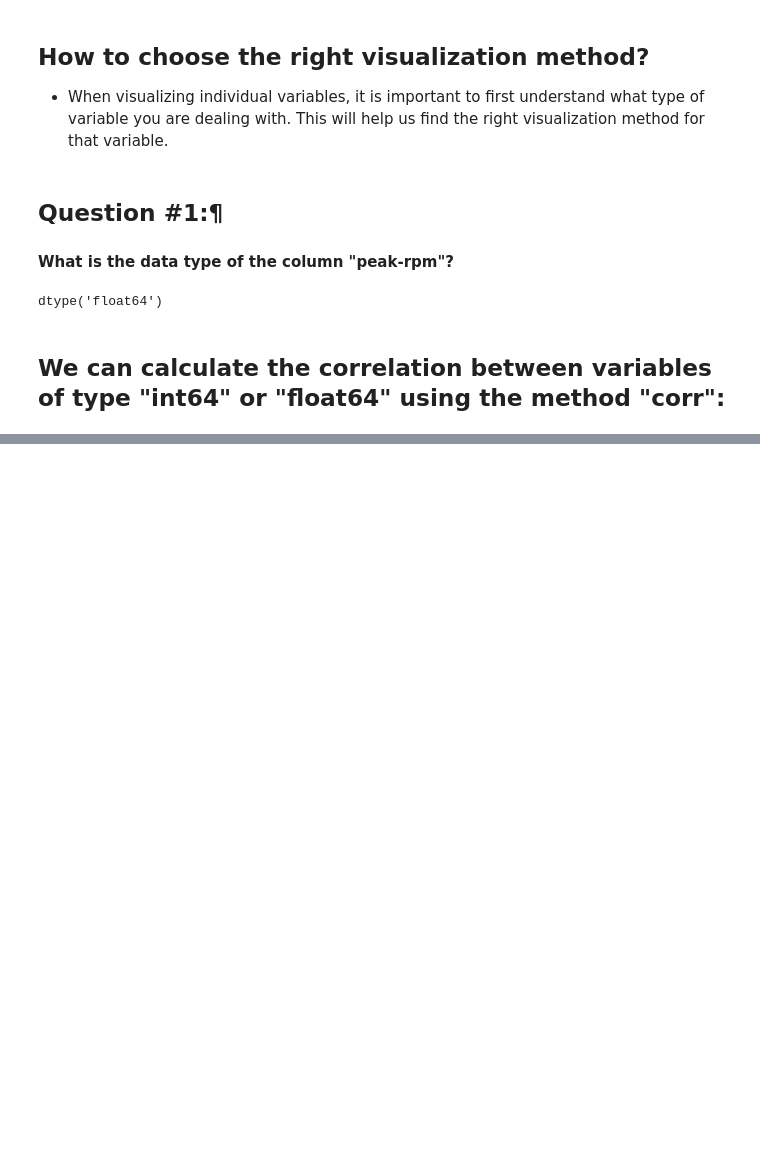
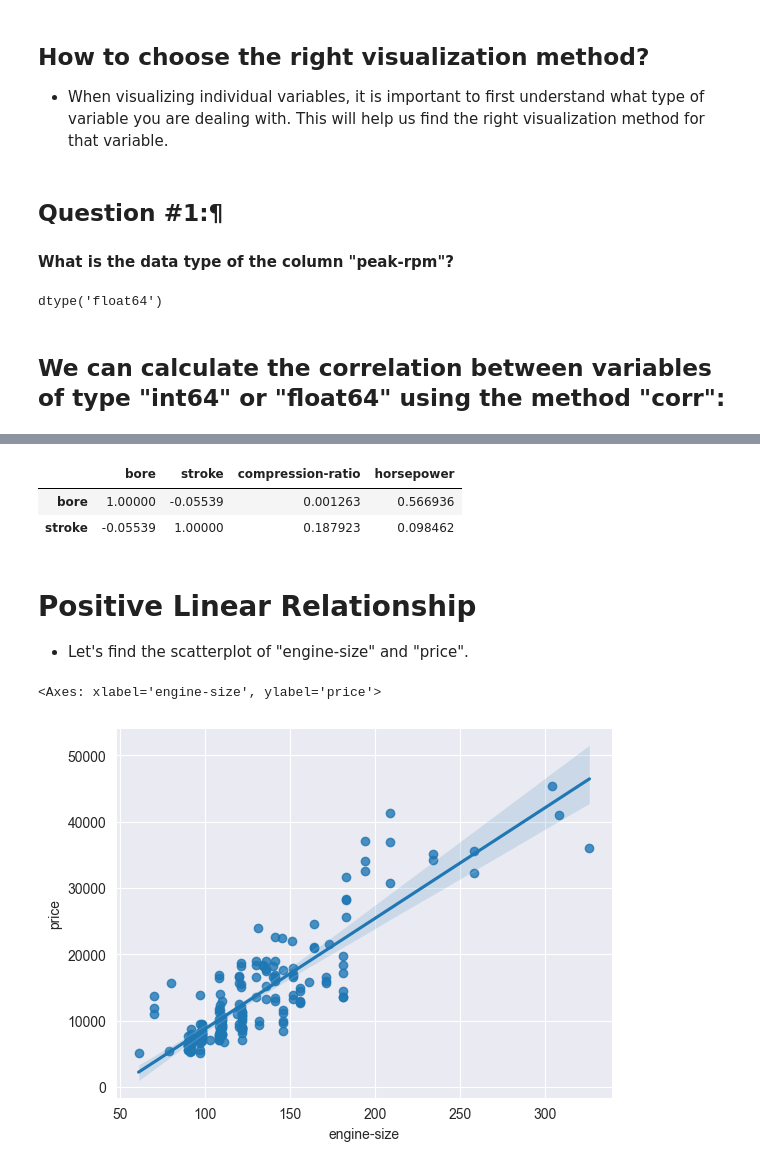
Before and after one commit to Hasan082/Data-Analysis, a Jupyter notebook: DataWrangling/Exploratory_Data_Analysis.ipynb, the cells around one changed output, grey strips where cells are left out. Saved outputs shown, nothing was run; the diff lists cells and outputs as text; code cells hidden in the pictures; blank space fills up the shorter version.

Commit message:
Engine size and Price coreleation is done

```diff
--- a/DataWrangling/Exploratory_Data_Analysis.ipynb
+++ b/DataWrangling/Exploratory_Data_Analysis.ipynb
@@ -51,0 +57,14 @@ numeric_df.corr().head(5)
+# %%
+df[['bore','stroke','compression-ratio','horsepower']].corr().head(2)
+# %% [output]
+|  | bore | stroke | compression-ratio | horsepower |
+| bore | 1.00000 | -0.05539 | 0.001263 | 0.566936 |
+| stroke | -0.05539 | 1.00000 | 0.187923 | 0.098462 |
+# %% [markdown]
+# Positive Linear Relationship
+* Let's find the scatterplot of "engine-size" and "price".
+# %%
+sns.regplot(x = "engine-size", y = "price", data = df)
+# %% [output]
+<Axes: xlabel='engine-size', ylabel='price'>
+[figure, added]
```
Also changed, not shown: parts of 1 cell of this notebook.
